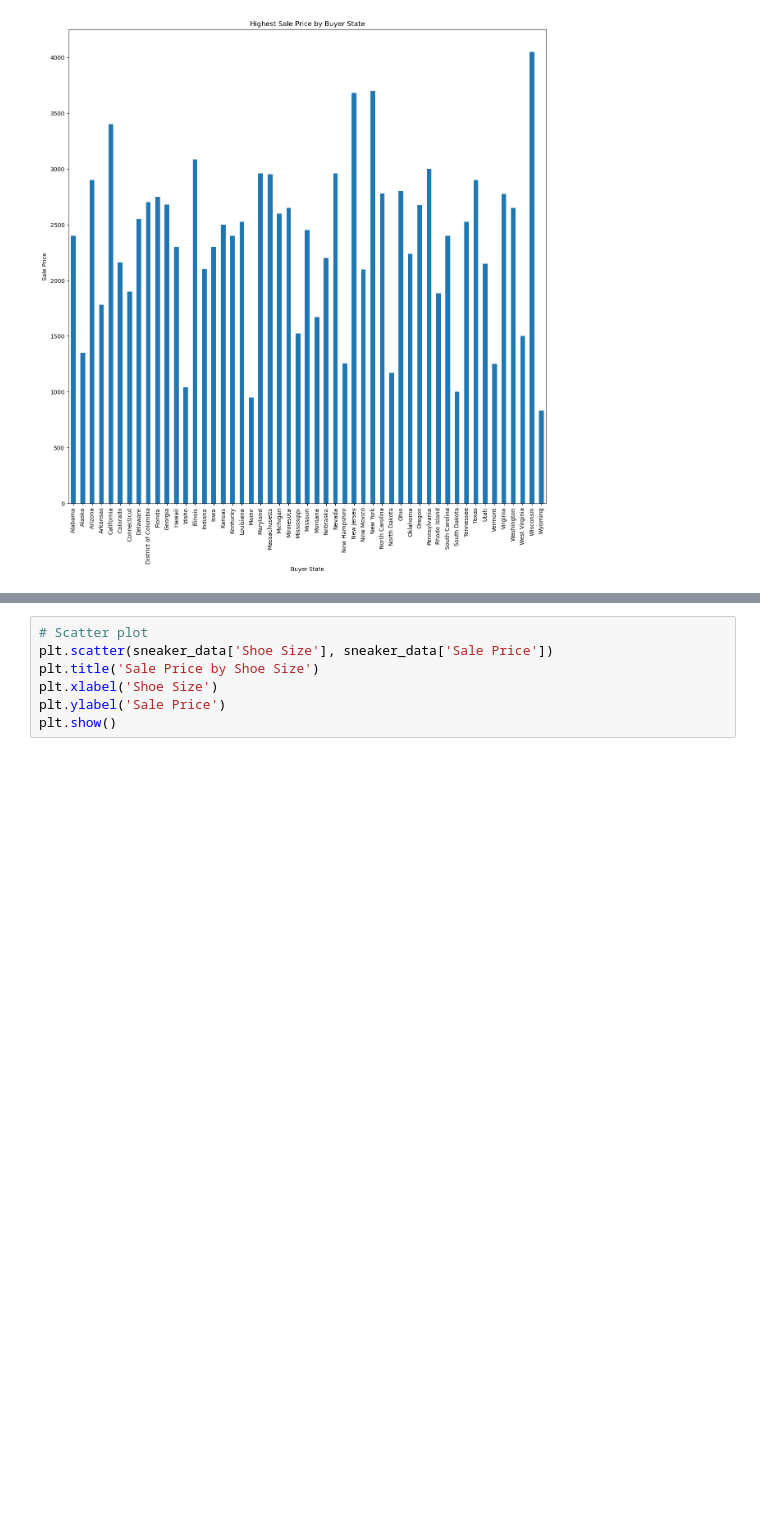
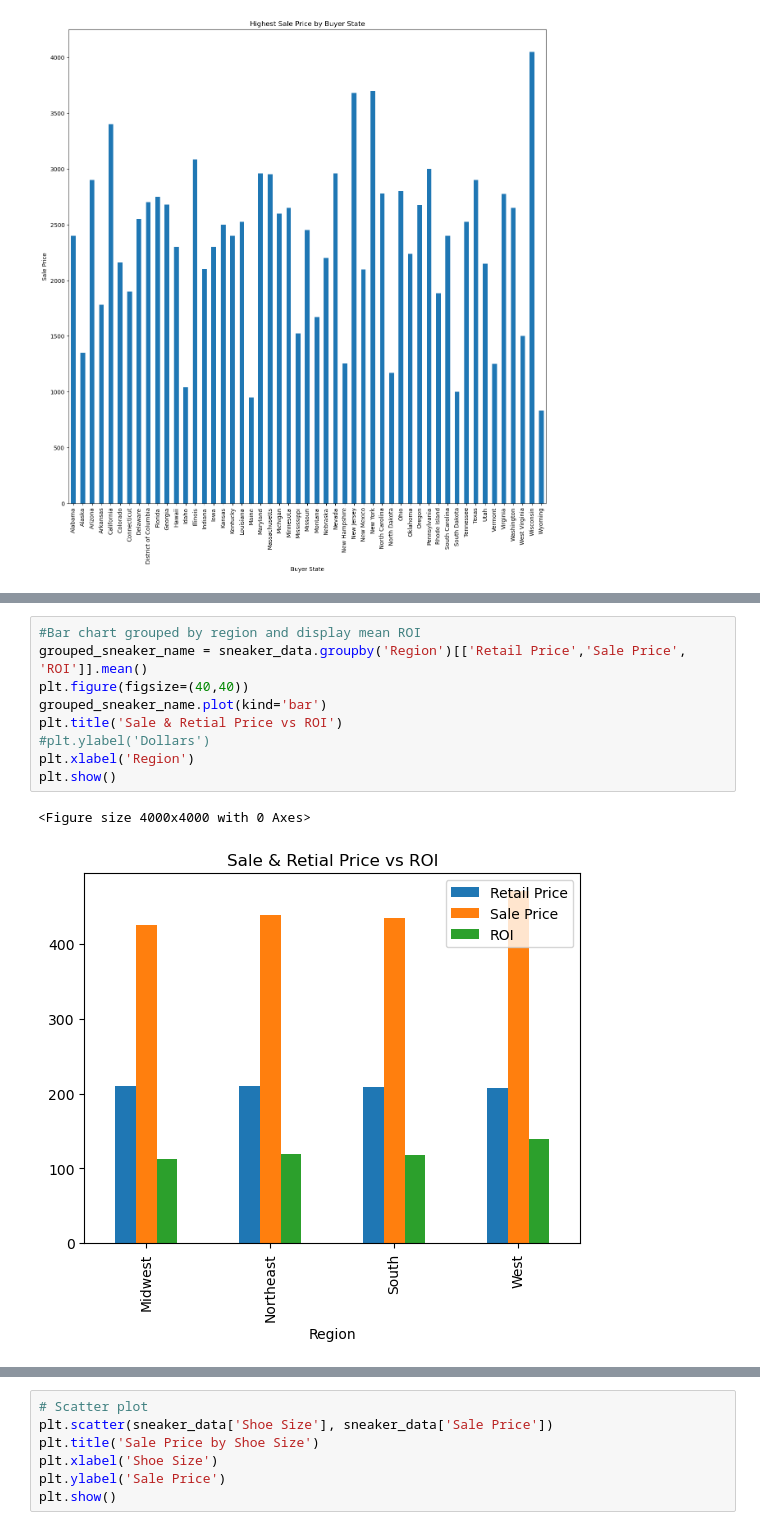
Before and after one commit to melissaa06/SNKRS_R_US, a Jupyter notebook: SneakerPy.ipynb, the cells around one changed output, grey strips where cells are left out. Saved outputs shown, nothing was run; the diff lists cells and outputs as text; blank space fills up the shorter version.

```diff
--- a/SneakerPy.ipynb
+++ b/SneakerPy.ipynb
@@ -73,2 +73,14 @@ sneaker_data.head()
+# %%
+#Bar chart grouped by region and display mean ROI
+grouped_sneaker_name = sneaker_data.groupby('Region')[['Retail Price','Sale Price', 'ROI']].mean()
+plt.figure(figsize=(40,40))
+grouped_sneaker_name.plot(kind='bar')
+plt.title('Sale & Retial Price vs ROI')
+#plt.ylabel('Dollars')
+plt.xlabel('Region')
+plt.show()
+# %% [output]
+<Figure size 4000x4000 with 0 Axes>
+[figure, added]
 # %%
 #Bar chart grouped by brand and display mean ROI
```
Also changed, not shown: parts of 5 cells of this notebook.
